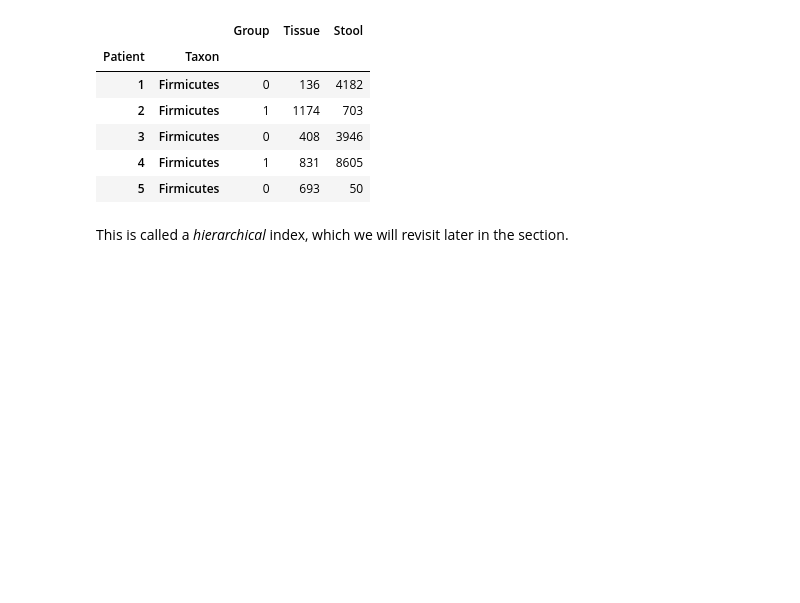
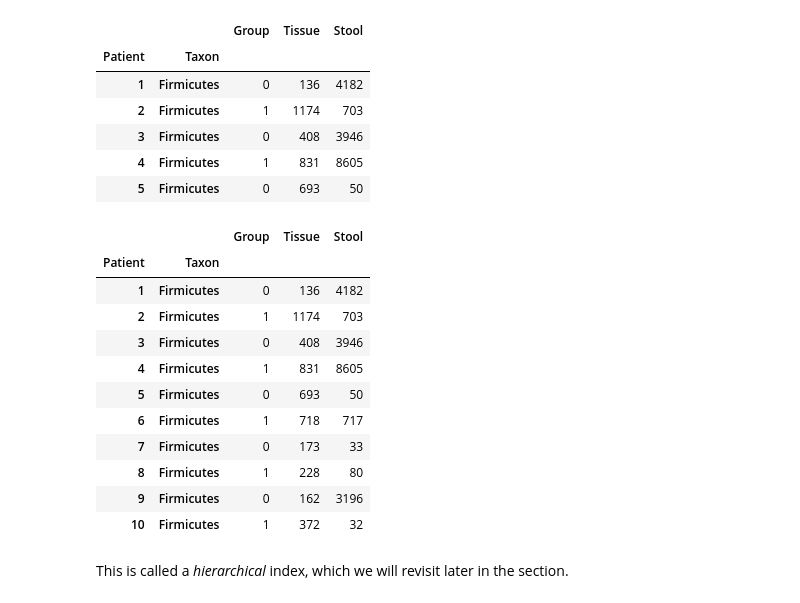
Before and after one commit to Jay4BioPZ/ADA2023, a Jupyter notebook: Exercises/01 - Handling data/Intro to Pandas I.ipynb, the cells around one changed output. Cells and saved outputs as stored; diff of their text form; code cells hidden in the pictures; blank space fills up the shorter version.

```diff
--- a/Exercises/01 - Handling data/Intro to Pandas I.ipynb
+++ b/Exercises/01 - Handling data/Intro to Pandas I.ipynb
@@ -616,6 +637,22 @@ mb.head()
 | 3 | Firmicutes | 0 | 408 | 3946 |
 | 4 | Firmicutes | 1 | 831 | 8605 |
 | 5 | Firmicutes | 0 | 693 | 50 |
+# %%
+# check the first 10 rows
+mb.head(10)
+# %% [output]
+|  |  | Group | Tissue | Stool |
+| Patient | Taxon |  |  |  |
+| 1 | Firmicutes | 0 | 136 | 4182 |
+| 2 | Firmicutes | 1 | 1174 | 703 |
+| 3 | Firmicutes | 0 | 408 | 3946 |
+| 4 | Firmicutes | 1 | 831 | 8605 |
+| 5 | Firmicutes | 0 | 693 | 50 |
+| 6 | Firmicutes | 1 | 718 | 717 |
+| 7 | Firmicutes | 0 | 173 | 33 |
+| 8 | Firmicutes | 1 | 228 | 80 |
+| 9 | Firmicutes | 0 | 162 | 3196 |
+| 10 | Firmicutes | 1 | 372 | 32 |
 # %% [markdown]
 This is called a *hierarchical* index, which we will revisit later in the section.
 # %% [markdown]
```
Also changed, not shown: parts of 13 cells of this notebook.
